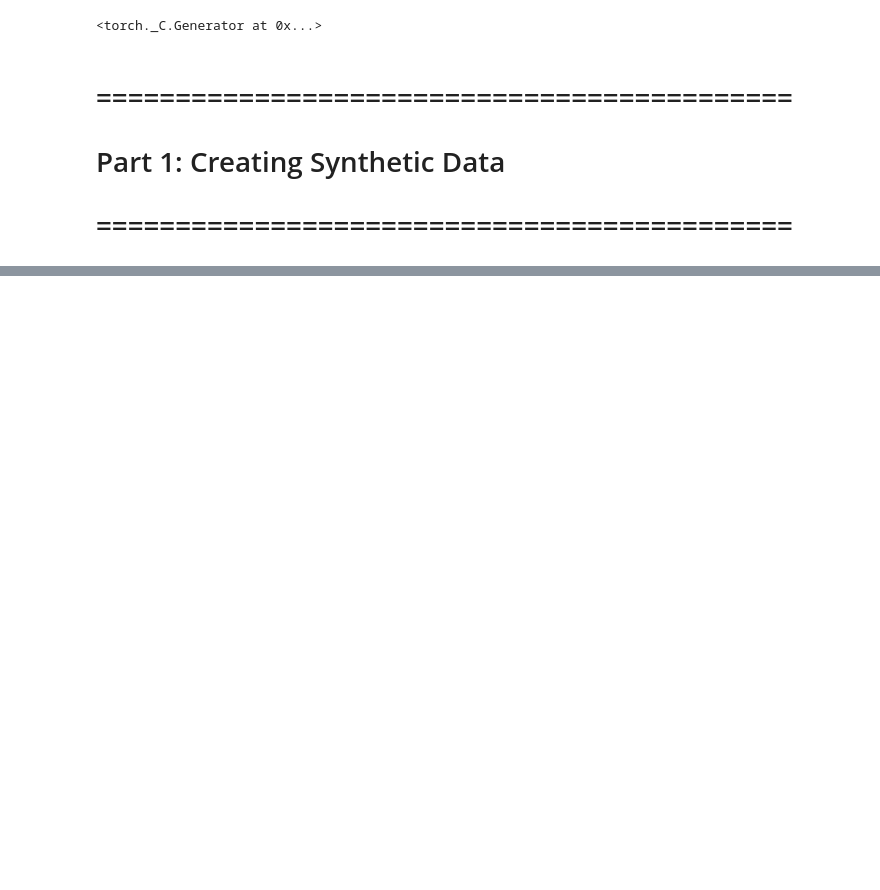
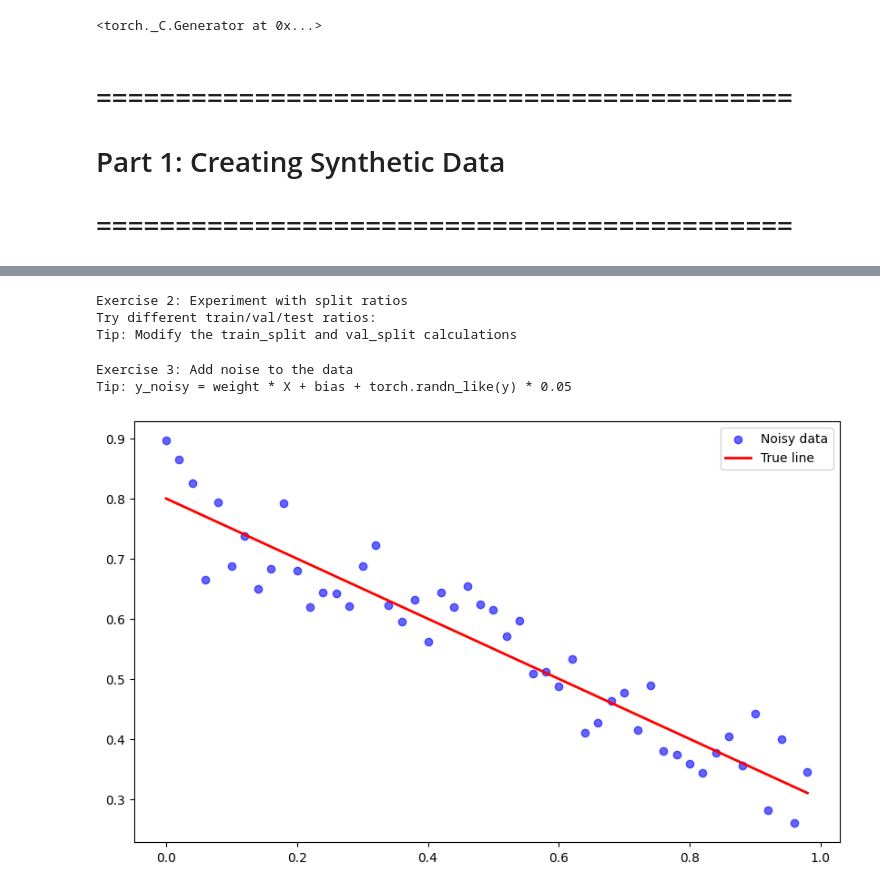
Before and after one commit to TranQuocHuy83/mlops_training---module02---HuyTran-, a Jupyter notebook: 01_data_preparation.ipynb, the cells around one changed output, grey strips where cells are left out. Saved outputs shown, nothing was run; the diff lists cells and outputs as text; code cells hidden in the pictures; blank space fills up the shorter version.

```diff
--- a/01_data_preparation.ipynb
+++ b/01_data_preparation.ipynb
@@ -34,14 +34,15 @@ print("Part 1: Creating Synthetic Data")
 print("=" * 60)
 
 # TODO: Define known parameters
-weight = 0.7
-bias = 0.3
+weight = -0.5 # changed
+bias = 0.8 #changed
 
 # TODO: Create input data
 start = 0
 end = 1
 step = 0.02
 X = torch.arange(start, end, step).unsqueeze(dim=1)
+
 # Before unsqueeze:[0.00, 0.02, 0.04, ..., 0.98] (1 hàng dài)
 # After unsqueeze: (50 hàng, 1 cột)
 # [
@@ -223,0 +240,28 @@ print("=" * 60)
+# %%
+# Exercise 2: Experiment with split ratios
+print("\nExercise 2: Experiment with split ratios")
+print("Try different train/val/test ratios:")
+# TODO: Try 80/10/10 split
+# TODO: Try 60/20/20 split
+print("Tip: Modify the train_split and val_split calculations")
+# %% [output]
+Exercise 2: Experiment with split ratios
+Try different train/val/test ratios:
+Tip: Modify the train_split and val_split calculations
+# %%
+# Exercise 3: Add noise to the data
+print("\nExercise 3: Add noise to the data")
+# TODO: Add Gaussian noise to y
+# TODO: Visualize noisy data
+print("Tip: y_noisy = weight * X + bias + torch.randn_like(y) * 0.05")
+###--------------------------------------------------------------------------
+y_noisy = weight * X + bias + torch.randn_like(y) * 0.05
+plt.figure(figsize=(10,6))
+plt.scatter(X, y_noisy, c='b', alpha=0.6, label="Noisy data")
+plt.plot(X, weight * X + bias, 'r-', linewidth=2, label="True line")
+plt.legend()
+plt.show()
+# %% [output]
+Exercise 3: Add noise to the data
+Tip: y_noisy = weight * X + bias + torch.randn_like(y) * 0.05
+[figure, added]
```
Also changed, not shown: parts of 13 cells of this notebook.
